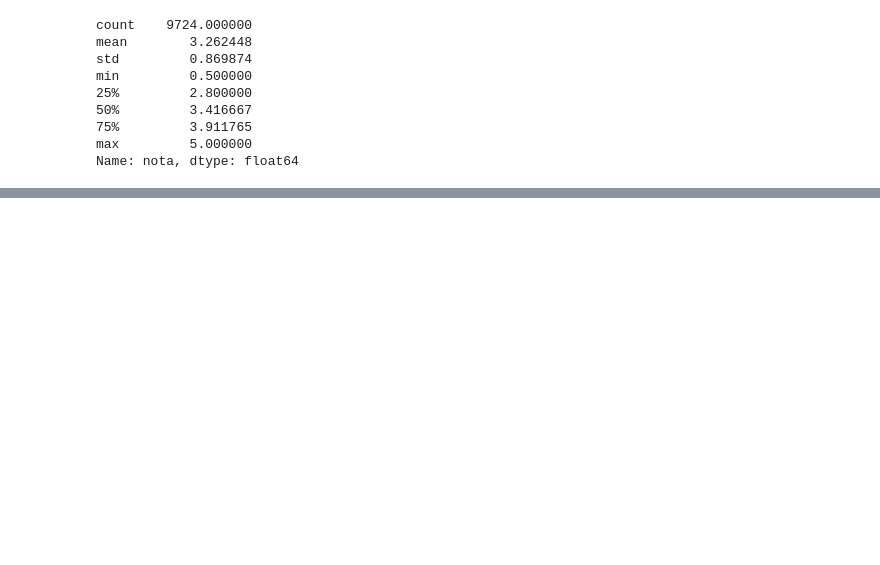
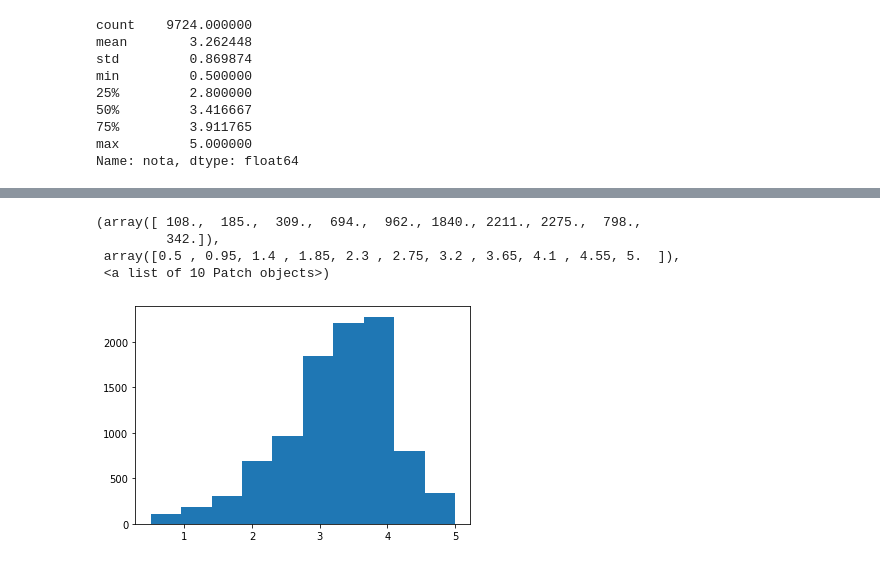
Before and after one commit to MateusJoseAdv/introducao_data_science, a Jupyter notebook: Introducao_data_science_aula2.ipynb, the cells around one changed output, grey strips where cells are left out. Cells and saved outputs as stored; diff of their text form; code cells hidden in the pictures; blank space fills up the shorter version.

```diff
--- a/Introducao_data_science_aula2.ipynb
+++ b/Introducao_data_science_aula2.ipynb
@@ -313,0 +345,21 @@ Portanto:
+# %%
+# Há certa complexidade na escolha das bins, visto que a escolha das bins pode gerar tendências na interpretação de dados.
+# A escolha/alteração das bins pode influenciar a forma com o destinatário dos dados compreende os histogramas.
+
+# Além do histograma, o Seaborn está mostrando uma curva - que nada mais é do que uma aproximação visual destas informações.
+# Caso seja descartado o histograma, a curva indica uma distribuição dos dados.
+
+# Cumpre ressaltar que, tanto o Pandas quanto o Seaborn utilizam uma biblioteca de apoio chamada matplotlib (plt).
+
+import matplotlib.pyplot as plt
+
+plt.hist(medias_por_filme)
+
+# A função que suscita somente o matplotlib é a forma de plotagem de menor nível de complexidade, pois não utiliza nenhuma
+# biblioteca adjacente.
+# %% [output]
+(array([ 108.,  185.,  309.,  694.,  962., 1840., 2211., 2275.,  798.,
+         342.]),
+ array([0.5 , 0.95, 1.4 , 1.85, 2.3 , 2.75, 3.2 , 3.65, 4.1 , 4.55, 5.  ]),
+ <a list of 10 Patch objects>)
+[figure, added]
```
Also changed, not shown: parts of 9 cells of this notebook.
